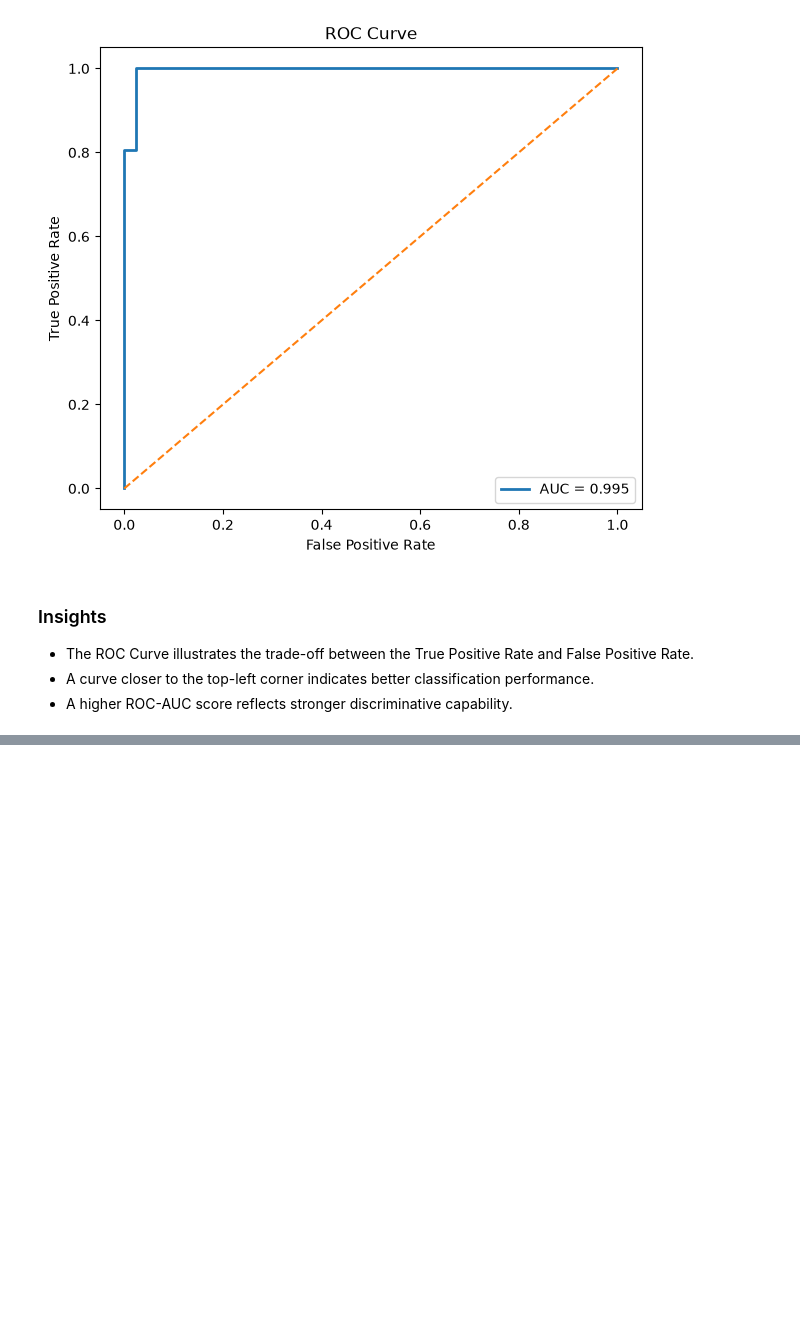
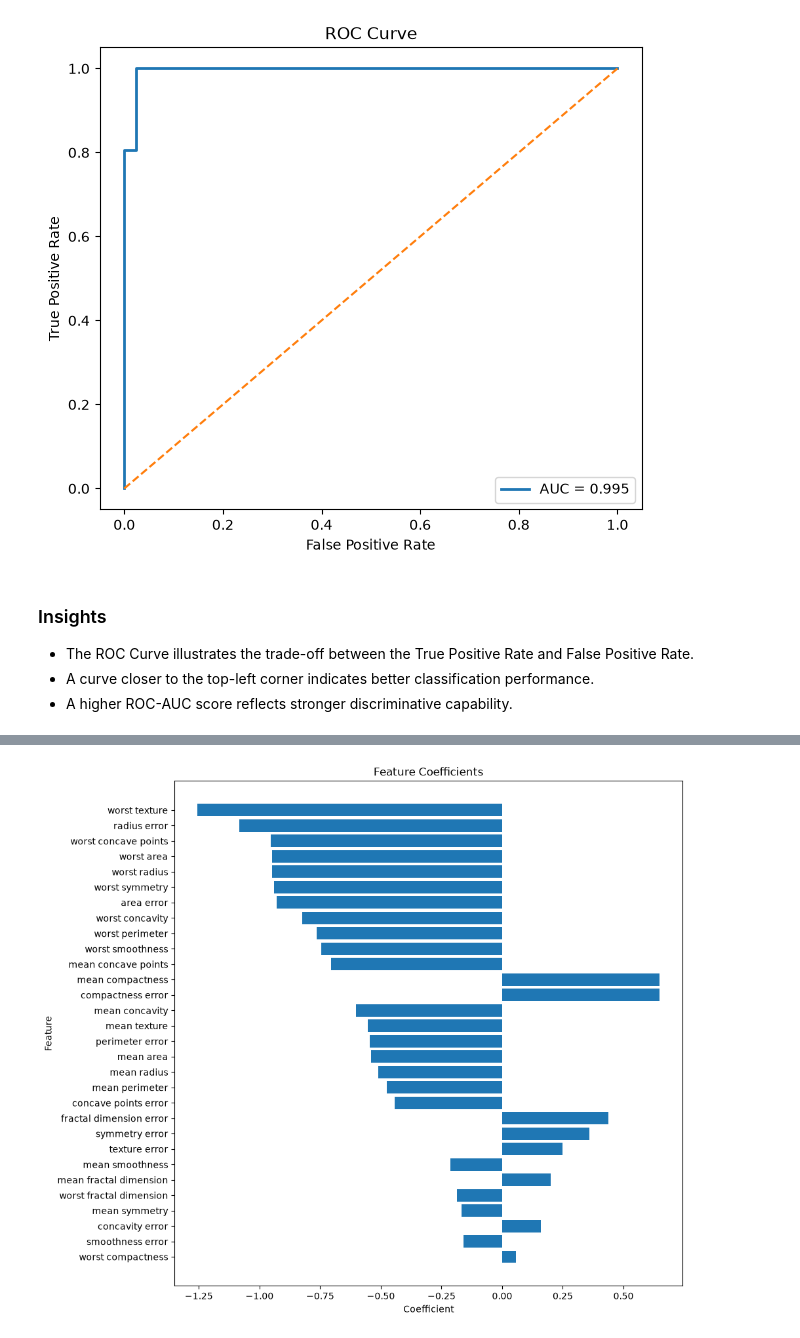
Before and after one commit to Pralishatripathy000/ml-logistic-regression, a Jupyter notebook: notebook.ipynb, the cells around one changed output, grey strips where cells are left out. Cells and saved outputs as stored; diff of their text form; code cells hidden in the pictures; blank space fills up the shorter version.

```diff
--- a/notebook.ipynb
+++ b/notebook.ipynb
@@ -659,0 +666,15 @@ plt.show()
+# %%
+# Display feature coefficients
+
+coefficients = pd.DataFrame({
+    "Feature": X.columns,
+    "Coefficient": model.coef_[0]
+})
+
+coefficients = coefficients.sort_values(
+    by="Coefficient",
+    key=abs,
+    ascending=False
+)
+
+coefficients
@@ -659,0 +706,25 @@ plt.show()
+# %%
+# Plot feature importance based on coefficients
+
+plt.figure(figsize=(10,10))
+
+plt.barh(
+    coefficients["Feature"],
+    coefficients["Coefficient"]
+)
+
+plt.gca().invert_yaxis()
+
+plt.xlabel("Coefficient")
+plt.ylabel("Feature")
+plt.title("Feature Coefficients")
+
+plt.savefig(
+    "outputs/figures/feature_coefficients.png",
+    dpi=300,
+    bbox_inches="tight"
+)
+
+plt.show()
+# %% [output]
+[figure, added]
```
Also changed, not shown: parts of 9 cells of this notebook, 2 other files.
